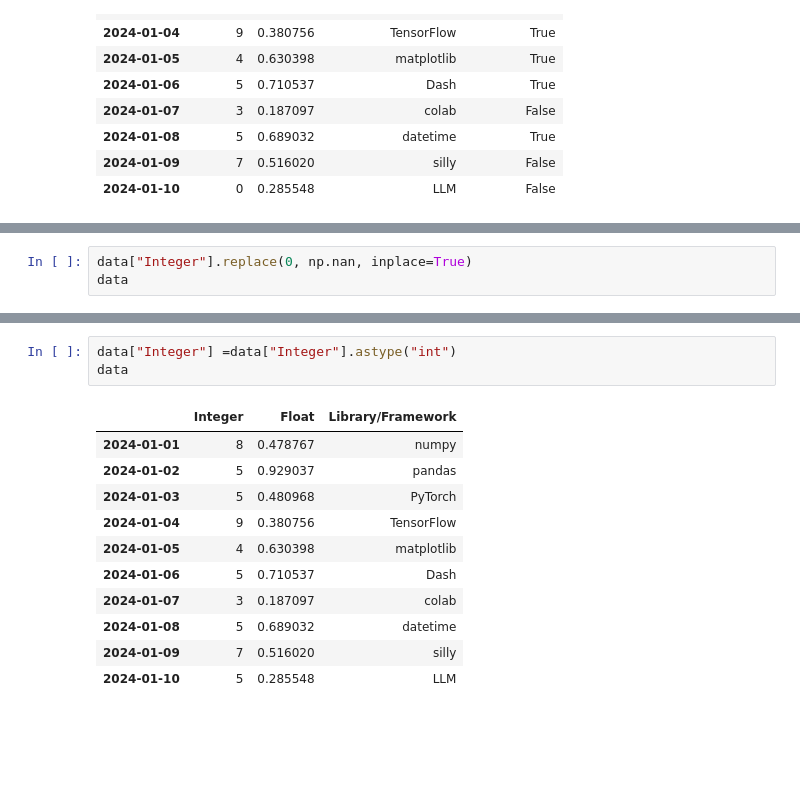
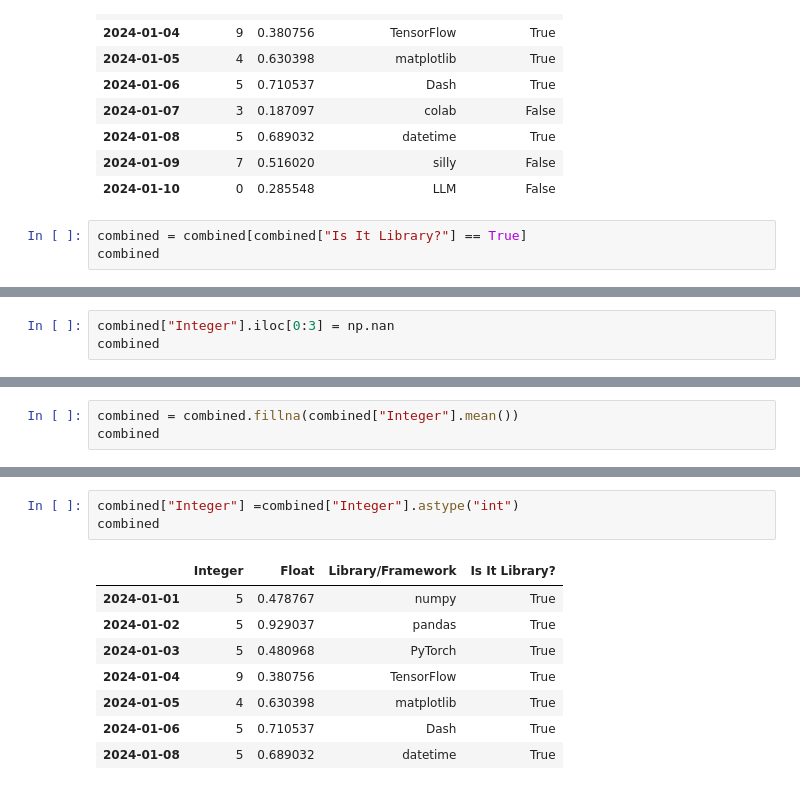
Before and after one commit to ansoncmlam/data_analysis_review, a Jupyter notebook: pandas_essentials.ipynb, the cells around one changed output, grey strips where cells are left out. Cells and saved outputs as stored; diff of their text form; blank space fills up the shorter version.

```diff
--- a/pandas_essentials.ipynb
+++ b/pandas_essentials.ipynb
@@ -288,3 +288,6 @@ combined
 | 2024-01-08 | 5 | 0.689032 | datetime | True |
 | 2024-01-09 | 7 | 0.516020 | silly | False |
 | 2024-01-10 | 0 | 0.285548 | LLM | False |
+# %%
+combined = combined[combined["Is It Library?"] == True]
+combined
@@ -297,5 +310,5 @@ Library/Framework    0
 dtype: int64
 # %%
-data["Integer"].replace(0, np.nan, inplace=True)
-data
+combined["Integer"].iloc[0:3] = np.nan
+combined
 # %% [output]
@@ -327,0 +327,3 @@ data
+# %%
+combined = combined.fillna(combined["Integer"].mean())
+combined
@@ -328,15 +339,12 @@ data
 # %%
-data["Integer"] =data["Integer"].astype("int")
-data
+combined["Integer"] =combined["Integer"].astype("int")
+combined
 # %% [output]
-|  | Integer | Float | Library/Framework |
-| 2024-01-01 | 8 | 0.478767 | numpy |
-| 2024-01-02 | 5 | 0.929037 | pandas |
-| 2024-01-03 | 5 | 0.480968 | PyTorch |
-| 2024-01-04 | 9 | 0.380756 | TensorFlow |
-| 2024-01-05 | 4 | 0.630398 | matplotlib |
-| 2024-01-06 | 5 | 0.710537 | Dash |
-| 2024-01-07 | 3 | 0.187097 | colab |
-| 2024-01-08 | 5 | 0.689032 | datetime |
-| 2024-01-09 | 7 | 0.516020 | silly |
-| 2024-01-10 | 5 | 0.285548 | LLM |
+|  | Integer | Float | Library/Framework | Is It Library? |
+| 2024-01-01 | 5 | 0.478767 | numpy | True |
+| 2024-01-02 | 5 | 0.929037 | pandas | True |
+| 2024-01-03 | 5 | 0.480968 | PyTorch | True |
+| 2024-01-04 | 9 | 0.380756 | TensorFlow | True |
+| 2024-01-05 | 4 | 0.630398 | matplotlib | True |
+| 2024-01-06 | 5 | 0.710537 | Dash | True |
+| 2024-01-08 | 5 | 0.689032 | datetime | True |
```
Also changed, not shown: parts of 5 cells of this notebook.
